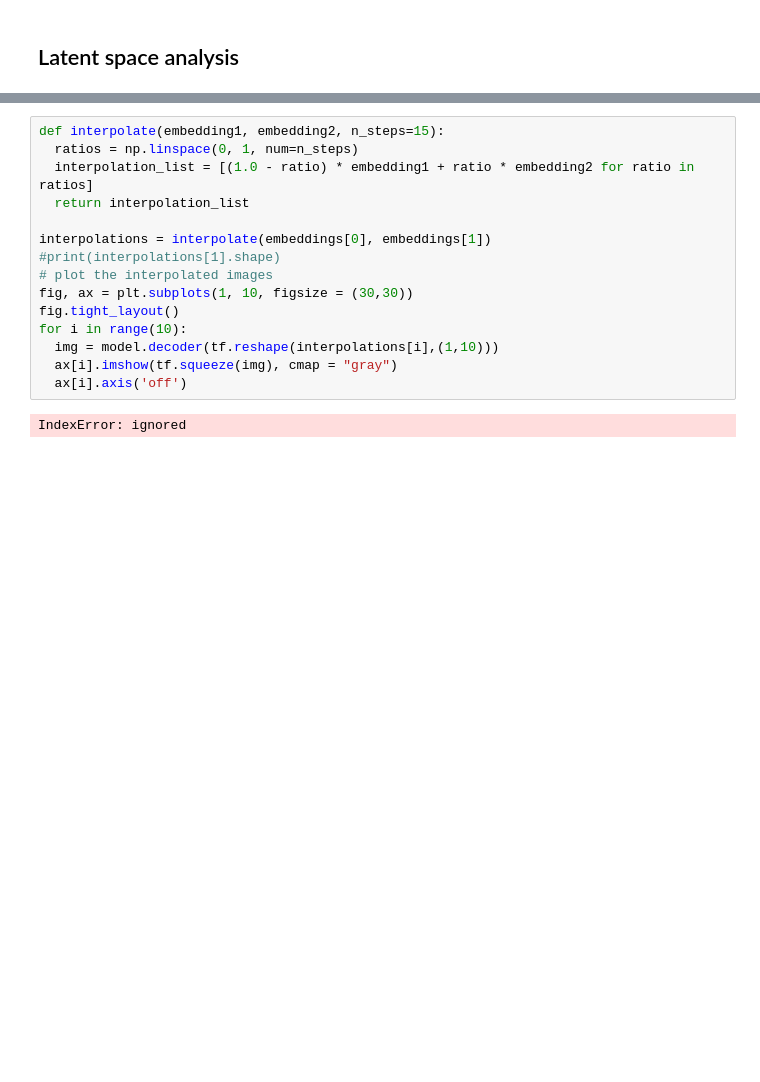
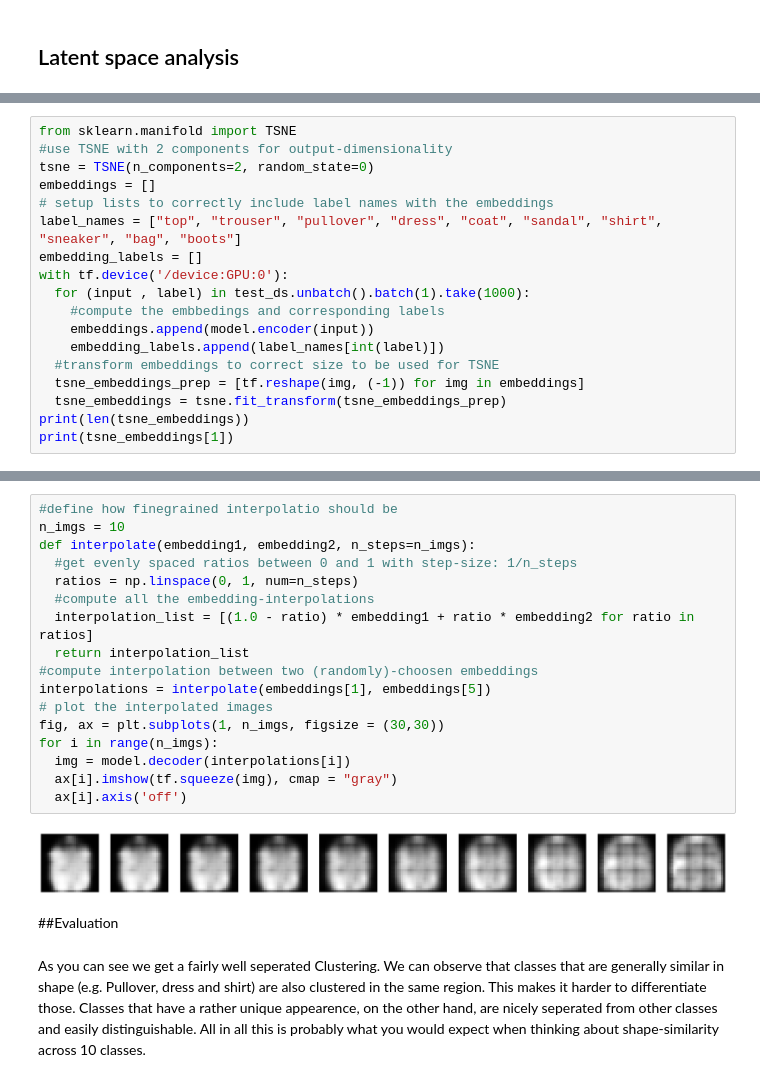
Before and after one commit to Bluhster/TensorflowHomework, a Jupyter notebook: Week07_Group40.ipynb, the cells around one changed output, grey strips where cells are left out. Saved outputs shown, nothing was run; the diff lists cells and outputs as text; blank space fills up the shorter version.

```diff
--- a/Week07_Group40.ipynb
+++ b/Week07_Group40.ipynb
@@ -292,0 +285,18 @@ IndexError: ignored
+# %%
+from sklearn.manifold import TSNE
+#use TSNE with 2 components for output-dimensionality
+tsne = TSNE(n_components=2, random_state=0)
+embeddings = []
+# setup lists to correctly include label names with the embeddings
+label_names = ["top", "trouser", "pullover", "dress", "coat", "sandal", "shirt", "sneaker", "bag", "boots"]
+embedding_labels = []
+with tf.device('/device:GPU:0'):
+  for (input , label) in test_ds.unbatch().batch(1).take(1000):
+    #compute the embbedings and corresponding labels
+    embeddings.append(model.encoder(input))
+    embedding_labels.append(label_names[int(label)])
+  #transform embeddings to correct size to be used for TSNE
+  tsne_embeddings_prep = [tf.reshape(img, (-1)) for img in embeddings]
+  tsne_embeddings = tsne.fit_transform(tsne_embeddings_prep)
+print(len(tsne_embeddings))
+print(tsne_embeddings[1])
@@ -320,19 +327,26 @@ BokehUserWarning: ColumnDataSource's columns must be of the same length. Current
 [interactive output not drawn]
 [interactive output not drawn]
 # %%
-def interpolate(embedding1, embedding2, n_steps=15):
+#define how finegrained interpolatio should be
+n_imgs = 10
+def interpolate(embedding1, embedding2, n_steps=n_imgs):
+  #get evenly spaced ratios between 0 and 1 with step-size: 1/n_steps
   ratios = np.linspace(0, 1, num=n_steps)
+  #compute all the embedding-interpolations
   interpolation_list = [(1.0 - ratio) * embedding1 + ratio * embedding2 for ratio in ratios]
   return interpolation_list
-
-interpolations = interpolate(embeddings[0], embeddings[1])
-#print(interpolations[1].shape)
+#compute interpolation between two (randomly)-choosen embeddings
+interpolations = interpolate(embeddings[1], embeddings[5])
 # plot the interpolated images
-fig, ax = plt.subplots(1, 10, figsize = (30,30))
-fig.tight_layout()
-for i in range(10):
-  img = model.decoder(tf.reshape(interpolations[i],(1,10)))
+fig, ax = plt.subplots(1, n_imgs, figsize = (30,30))
+for i in range(n_imgs):
+  img = model.decoder(interpolations[i])
   ax[i].imshow(tf.squeeze(img), cmap = "gray")
   ax[i].axis('off')
 # %% [output]
-IndexError: ignored
+[figure, added]
+# %% [markdown]
+##Evaluation
+# %% [markdown]
+As you can see we get a fairly well seperated Clustering. We can observe that classes that are generally similar in shape (e.g. Pullover, dress and shirt) are also clustered in the same region. This makes it harder to differentiate those. Classes that have a rather unique appearence, on the other hand, are nicely seperated from other classes and easily distinguishable.
+All in all this is probably what you would expect when thinking about shape-similarity across 10 classes.
```
Also changed, not shown: parts of 16 cells of this notebook.
